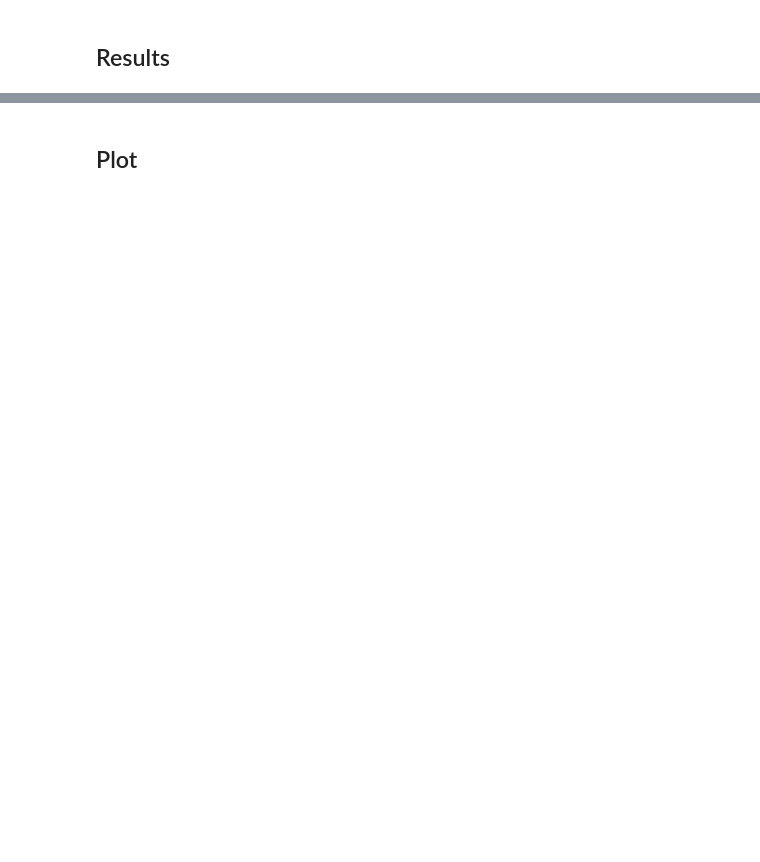
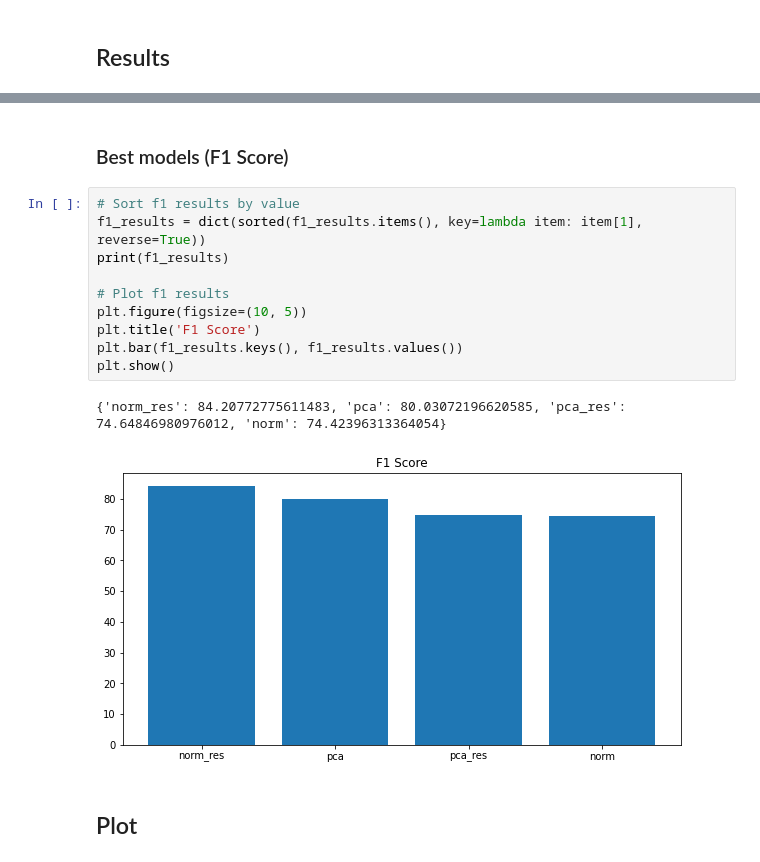
Before and after one commit to MATF-istrazivanje-podataka-1/2023_Data_Mining_Breast_cancer_Dataset, a Jupyter notebook: models/classification/KNN.ipynb, the cells around one changed output, grey strips where cells are left out. Saved outputs shown, nothing was run; the diff lists cells and outputs as text; blank space fills up the shorter version.

```diff
--- a/models/classification/KNN.ipynb
+++ b/models/classification/KNN.ipynb
@@ -115,2 +216,17 @@ F1 Score of PCA oversampled dataset:  0.96
+# %% [markdown]
+### Best models (F1 Score)
+# %%
+# Sort f1 results by value
+f1_results = dict(sorted(f1_results.items(), key=lambda item: item[1], reverse=True))
+print(f1_results)
+
+# Plot f1 results
+plt.figure(figsize=(10, 5))
+plt.title('F1 Score')
+plt.bar(f1_results.keys(), f1_results.values())
+plt.show()
+# %% [output]
+{'norm_res': 84.20772775611483, 'pca': 80.03072196620585, 'pca_res': 74.64846980976012, 'norm': 74.42396313364054}
+[figure, added]
 # %% [markdown]
 ## Plot
```
Also changed, not shown: parts of 34 cells of this notebook, 19 other files.
